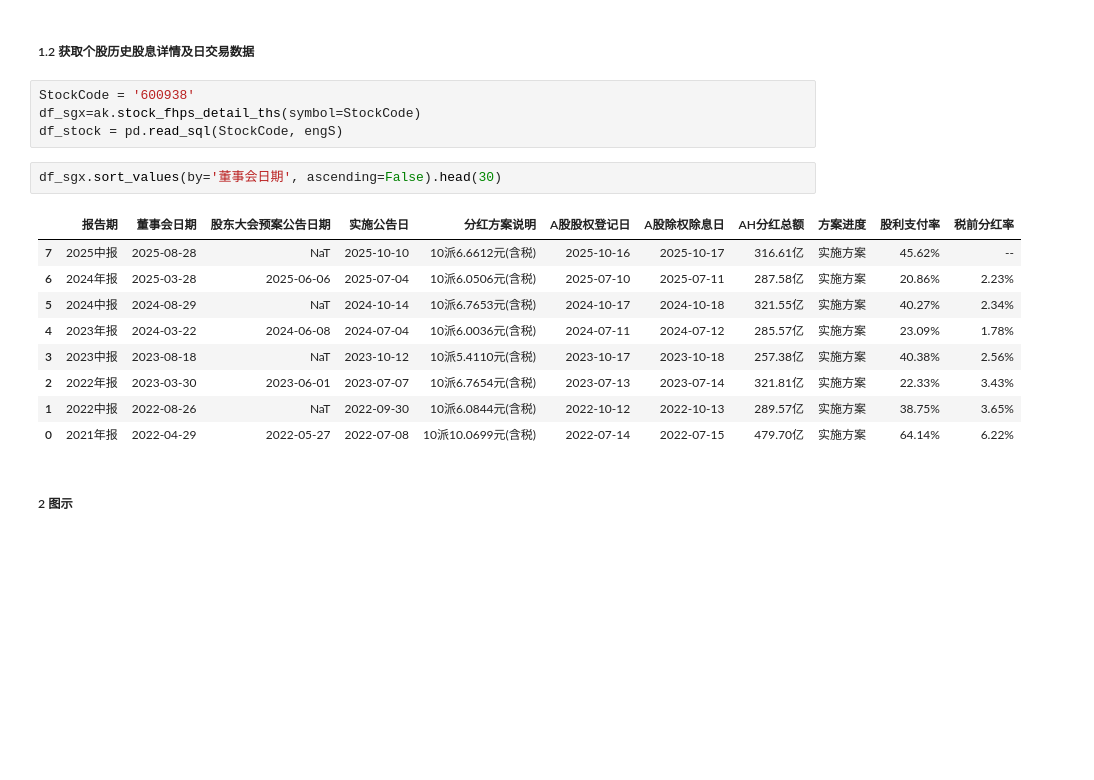
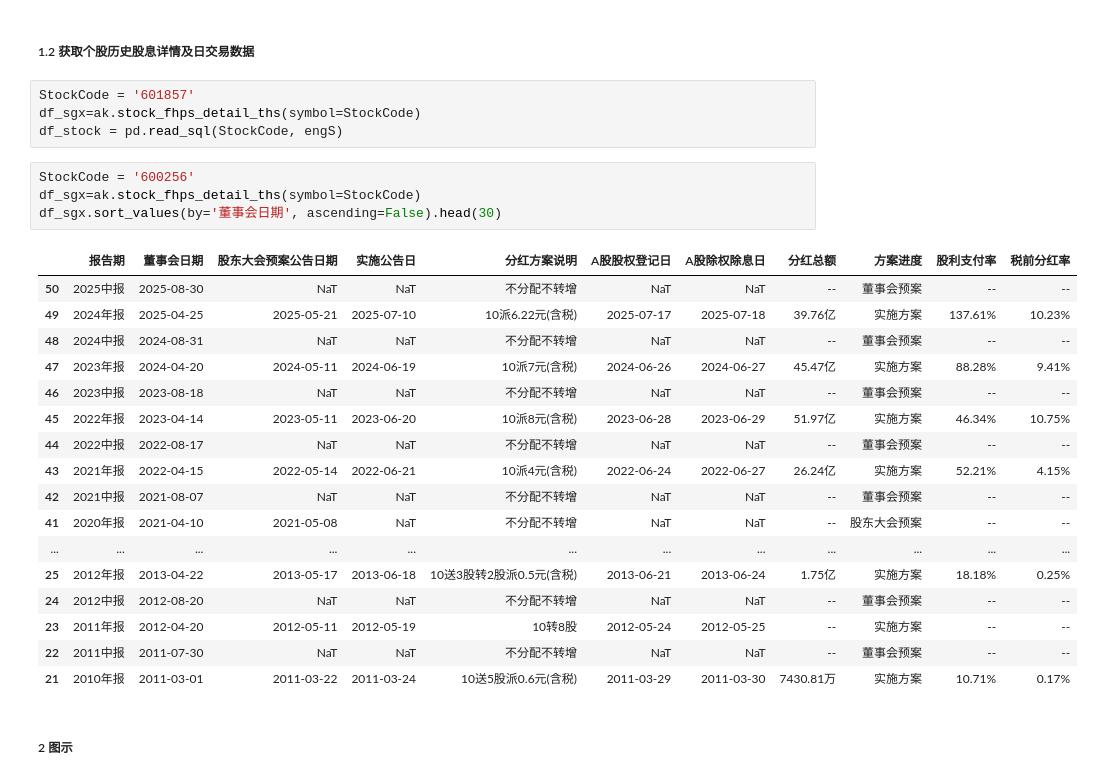
Before and after one commit to u588/app, a Jupyter notebook: AiStock/--股息.ipynb, the cells around one changed output. Drawn from its saved outputs; the diff is of its cells as text; blank space fills up the shorter version.

```diff
--- a/AiStock/--股息.ipynb
+++ b/AiStock/--股息.ipynb
@@ -377,21 +377,31 @@ df_hgx.sort_values('累计股息', ascending=False)
 # %% [markdown]
 ##### 1.2 获取个股历史股息详情及日交易数据
 # %%
-StockCode = '600938'
+StockCode = '601857'
 df_sgx=ak.stock_fhps_detail_ths(symbol=StockCode)
 df_stock = pd.read_sql(StockCode, engS)
 # %%
+StockCode = '600256'
+df_sgx=ak.stock_fhps_detail_ths(symbol=StockCode)
 df_sgx.sort_values(by='董事会日期', ascending=False).head(30)
 # %% [output]
-|  | 报告期 | 董事会日期 | 股东大会预案公告日期 | 实施公告日 | 分红方案说明 | A股股权登记日 | A股除权除息日 | AH分红总额 | 方案进度 | 股利支付率 | 税前分红率 |
-| 7 | 2025中报 | 2025-08-28 | NaT | 2025-10-10 | 10派6.6612元(含税) | 2025-10-16 | 2025-10-17 | 316.61亿 | 实施方案 | 45.62% | -- |
-| 6 | 2024年报 | 2025-03-28 | 2025-06-06 | 2025-07-04 | 10派6.0506元(含税) | 2025-07-10 | 2025-07-11 | 287.58亿 | 实施方案 | 20.86% | 2.23% |
-| 5 | 2024中报 | 2024-08-29 | NaT | 2024-10-14 | 10派6.7653元(含税) | 2024-10-17 | 2024-10-18 | 321.55亿 | 实施方案 | 40.27% | 2.34% |
-| 4 | 2023年报 | 2024-03-22 | 2024-06-08 | 2024-07-04 | 10派6.0036元(含税) | 2024-07-11 | 2024-07-12 | 285.57亿 | 实施方案 | 23.09% | 1.78% |
-| 3 | 2023中报 | 2023-08-18 | NaT | 2023-10-12 | 10派5.4110元(含税) | 2023-10-17 | 2023-10-18 | 257.38亿 | 实施方案 | 40.38% | 2.56% |
-| 2 | 2022年报 | 2023-03-30 | 2023-06-01 | 2023-07-07 | 10派6.7654元(含税) | 2023-07-13 | 2023-07-14 | 321.81亿 | 实施方案 | 22.33% | 3.43% |
-| 1 | 2022中报 | 2022-08-26 | NaT | 2022-09-30 | 10派6.0844元(含税) | 2022-10-12 | 2022-10-13 | 289.57亿 | 实施方案 | 38.75% | 3.65% |
-| 0 | 2021年报 | 2022-04-29 | 2022-05-27 | 2022-07-08 | 10派10.0699元(含税) | 2022-07-14 | 2022-07-15 | 479.70亿 | 实施方案 | 64.14% | 6.22% |
+|  | 报告期 | 董事会日期 | 股东大会预案公告日期 | 实施公告日 | 分红方案说明 | A股股权登记日 | A股除权除息日 | 分红总额 | 方案进度 | 股利支付率 | 税前分红率 |
+| 50 | 2025中报 | 2025-08-30 | NaT | NaT | 不分配不转增 | NaT | NaT | -- | 董事会预案 | -- | -- |
+| 49 | 2024年报 | 2025-04-25 | 2025-05-21 | 2025-07-10 | 10派6.22元(含税) | 2025-07-17 | 2025-07-18 | 39.76亿 | 实施方案 | 137.61% | 10.23% |
+| 48 | 2024中报 | 2024-08-31 | NaT | NaT | 不分配不转增 | NaT | NaT | -- | 董事会预案 | -- | -- |
+| 47 | 2023年报 | 2024-04-20 | 2024-05-11 | 2024-06-19 | 10派7元(含税) | 2024-06-26 | 2024-06-27 | 45.47亿 | 实施方案 | 88.28% | 9.41% |
+| 46 | 2023中报 | 2023-08-18 | NaT | NaT | 不分配不转增 | NaT | NaT | -- | 董事会预案 | -- | -- |
+| 45 | 2022年报 | 2023-04-14 | 2023-05-11 | 2023-06-20 | 10派8元(含税) | 2023-06-28 | 2023-06-29 | 51.97亿 | 实施方案 | 46.34% | 10.75% |
+| 44 | 2022中报 | 2022-08-17 | NaT | NaT | 不分配不转增 | NaT | NaT | -- | 董事会预案 | -- | -- |
+| 43 | 2021年报 | 2022-04-15 | 2022-05-14 | 2022-06-21 | 10派4元(含税) | 2022-06-24 | 2022-06-27 | 26.24亿 | 实施方案 | 52.21% | 4.15% |
+| 42 | 2021中报 | 2021-08-07 | NaT | NaT | 不分配不转增 | NaT | NaT | -- | 董事会预案 | -- | -- |
+| 41 | 2020年报 | 2021-04-10 | 2021-05-08 | NaT | 不分配不转增 | NaT | NaT | -- | 股东大会预案 | -- | -- |
+| ... | ... | ... | ... | ... | ... | ... | ... | ... | ... | ... | ... |
+| 25 | 2012年报 | 2013-04-22 | 2013-05-17 | 2013-06-18 | 10送3股转2股派0.5元(含税) | 2013-06-21 | 2013-06-24 | 1.75亿 | 实施方案 | 18.18% | 0.25% |
+| 24 | 2012中报 | 2012-08-20 | NaT | NaT | 不分配不转增 | NaT | NaT | -- | 董事会预案 | -- | -- |
+| 23 | 2011年报 | 2012-04-20 | 2012-05-11 | 2012-05-19 | 10转8股 | 2012-05-24 | 2012-05-25 | -- | 实施方案 | -- | -- |
+| 22 | 2011中报 | 2011-07-30 | NaT | NaT | 不分配不转增 | NaT | NaT | -- | 董事会预案 | -- | -- |
+| 21 | 2010年报 | 2011-03-01 | 2011-03-22 | 2011-03-24 | 10送5股派0.6元(含税) | 2011-03-29 | 2011-03-30 | 7430.81万 | 实施方案 | 10.71% | 0.17% |
 # %% [markdown]
 ##### 2 图示
 # %%
```
Also changed, not shown: parts of 2 cells of this notebook, 22 other files.
